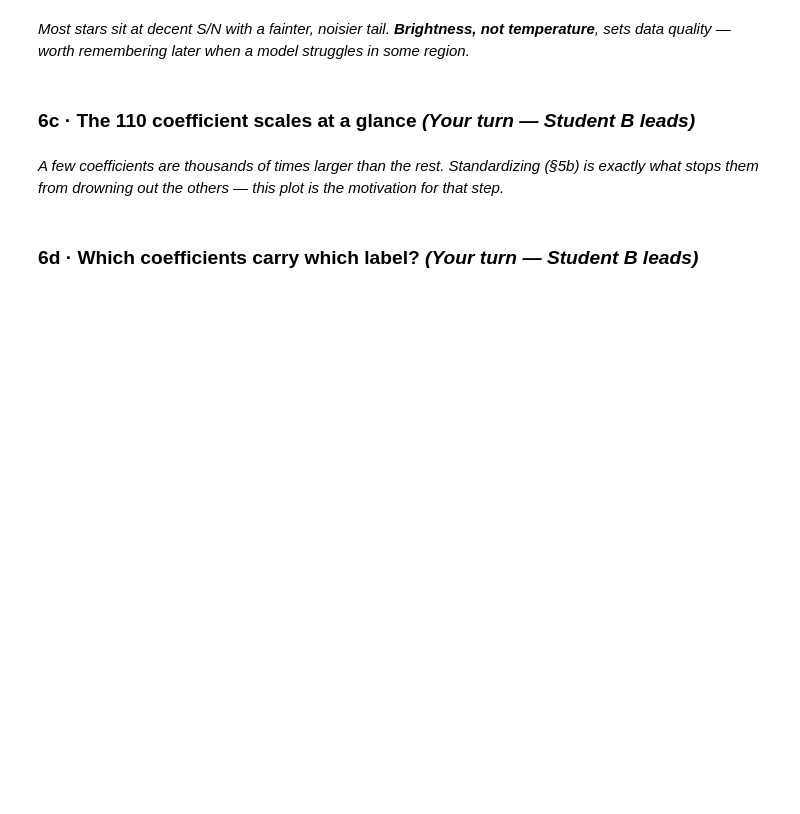
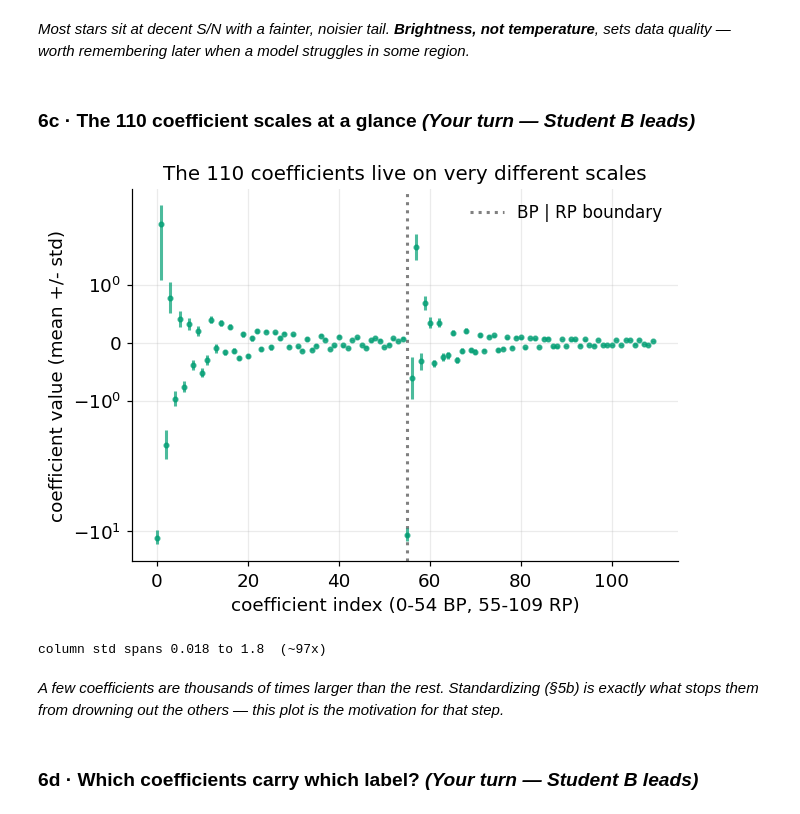
Before and after one commit to spy772/utssrp-2026, a Jupyter notebook: 01_explore_the_data.ipynb, the cells around one changed output. Cells and saved outputs as stored; diff of their text form; code cells hidden in the pictures; blank space fills up the shorter version.

```diff
--- a/01_explore_the_data.ipynb
+++ b/01_explore_the_data.ipynb
@@ -879,25 +967,29 @@ data quality — worth remembering later when a model struggles in some region.*
 # %%
 # GOAL: see how differently scaled the 110 (brightness-normalized) coefficients are -> WHY we z-score.
 # We summarize each of the 110 columns by its mean and its spread (std) across all stars.
 Xn       = normalize_by_g(X, meta["gflux"])     # the §5a (physics) coefficients
 col_mean = Xn.mean(axis=0)
 col_std  = Xn.std(axis=0)
 idx      = np.arange(110)
 
 fig, ax = plt.subplots()
 ax.axvline(55, color="0.5", ls=":", label="BP | RP boundary")   # first 55 = BP, last 55 = RP
 ax.set_xlabel("coefficient index (0-54 BP, 55-109 RP)")
 ax.set_ylabel("coefficient value (mean +/- std)")
 ax.set_title("The 110 coefficients live on very different scales")
 ax.legend()
 # <- your turn (6c): show each column's mean with its std as an error bar:
-#       ax.errorbar(idx, col_mean, yerr=col_std, fmt="o", ms=3, color=COLORS["rf"], alpha=0.7)
+ax.errorbar(idx, col_mean, yerr=col_std, fmt="o", ms=3, color=COLORS["rf"], alpha=0.7)
 #   Then add ax.set_yscale("symlog") to reveal the small coefficients hiding near zero.
+ax.set_yscale("symlog")
 plt.show()
 
 print(f"column std spans {col_std.min():.2g} to {col_std.max():.2g}  (~{col_std.max()/col_std.min():.0f}x)")
 # What to look for: a few LOW-index coefficients (the broad continuum modes) dominate the scale --
 # exactly why standardizing (every column -> std 1) matters before any distance- or gradient-based model.
+# %% [output]
+[figure, added]
+column std spans 0.018 to 1.8  (~97x)
 # %% [markdown]
 *A few coefficients are thousands of times larger than the rest. Standardizing (§5b) is exactly what
 stops them from drowning out the others — this plot *is* the motivation for that step.*
```
Also changed, not shown: parts of 23 cells of this notebook, 2 other files.
